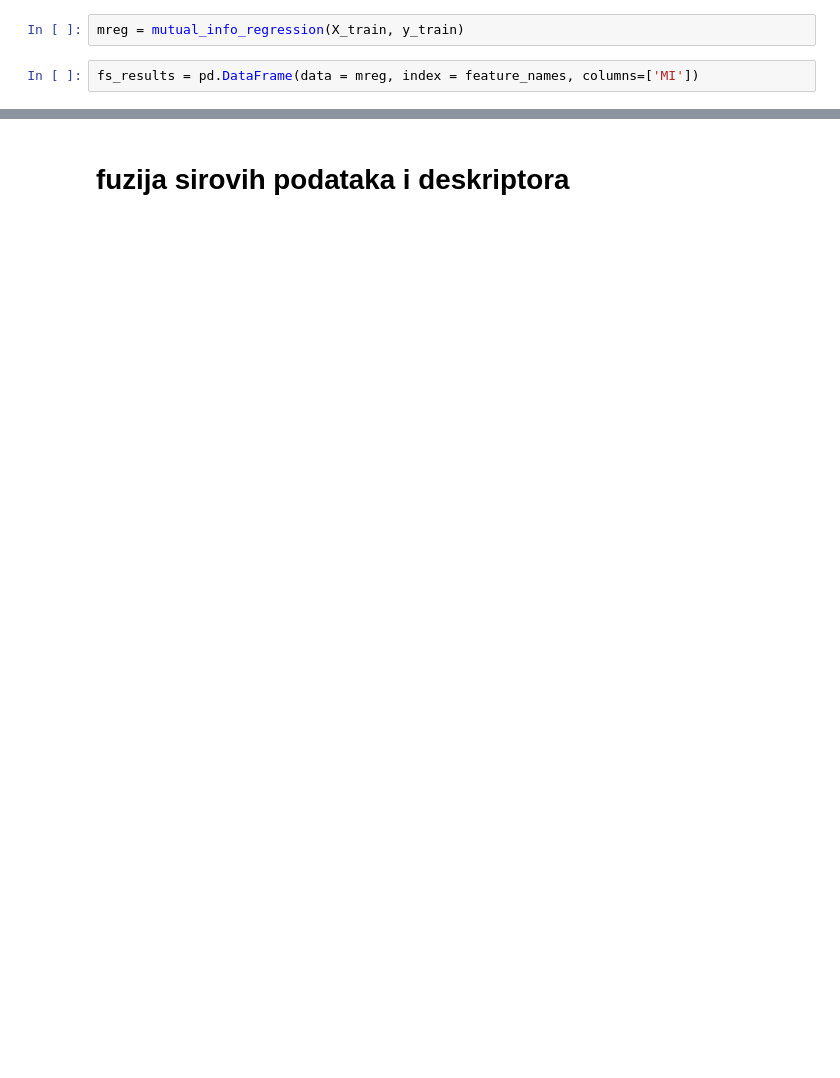
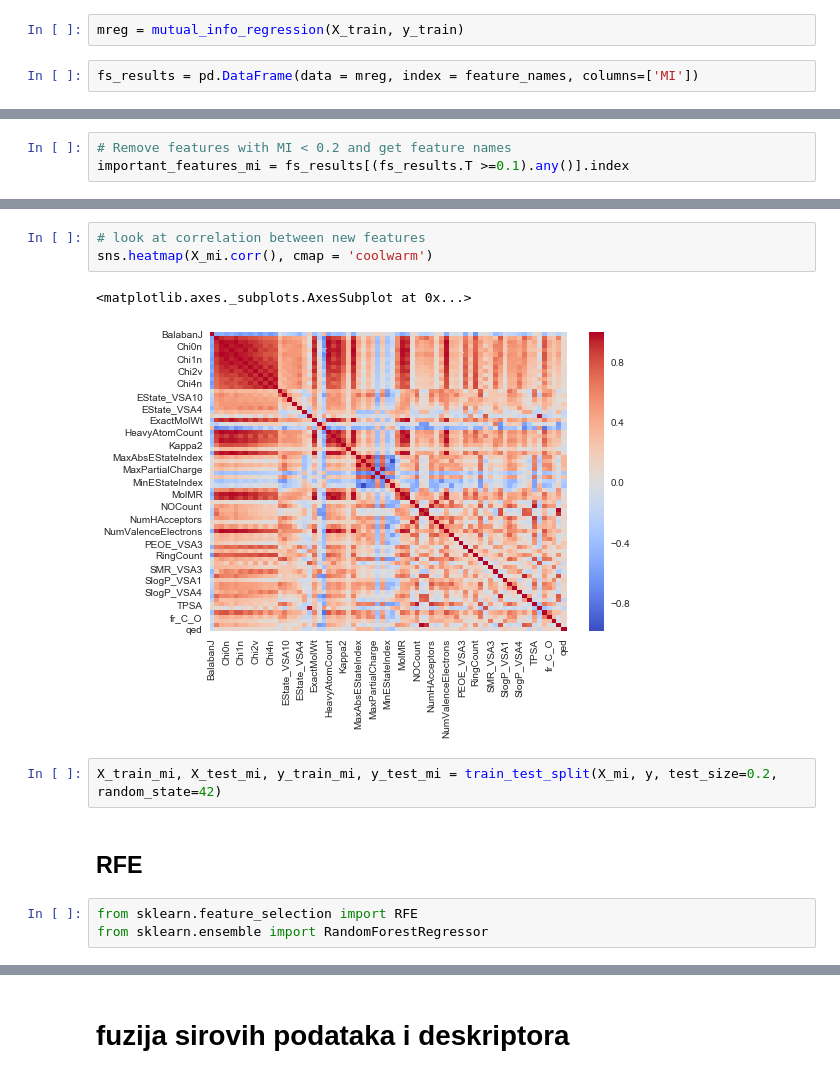
Before and after one commit to CrazyHooch1/modeliranje-tutorial, a Jupyter notebook: Tutorial 2/fs_tut.ipynb, the cells around one changed output, grey strips where cells are left out. Drawn from its saved outputs; the diff is of its cells as text; blank space fills up the shorter version.

```diff
--- a/Tutorial 2/fs_tut.ipynb
+++ b/Tutorial 2/fs_tut.ipynb
@@ -159,0 +147,3 @@ fs_results.sort_values(by='MI', ascending=False)
+# %%
+# Remove features with MI < 0.2 and get feature names
+important_features_mi = fs_results[(fs_results.T >=0.1).any()].index
@@ -159,0 +155,13 @@ fs_results.sort_values(by='MI', ascending=False)
+# %%
+# look at correlation between new features
+sns.heatmap(X_mi.corr(), cmap = 'coolwarm')
+# %% [output]
+<matplotlib.axes._subplots.AxesSubplot at 0x...>
+[figure, added]
+# %%
+X_train_mi, X_test_mi, y_train_mi, y_test_mi = train_test_split(X_mi, y, test_size=0.2, random_state=42)
+# %% [markdown]
+## RFE
+# %%
+from sklearn.feature_selection import RFE
+from sklearn.ensemble import RandomForestRegressor
```
Also changed, not shown: parts of 30 cells of this notebook.
